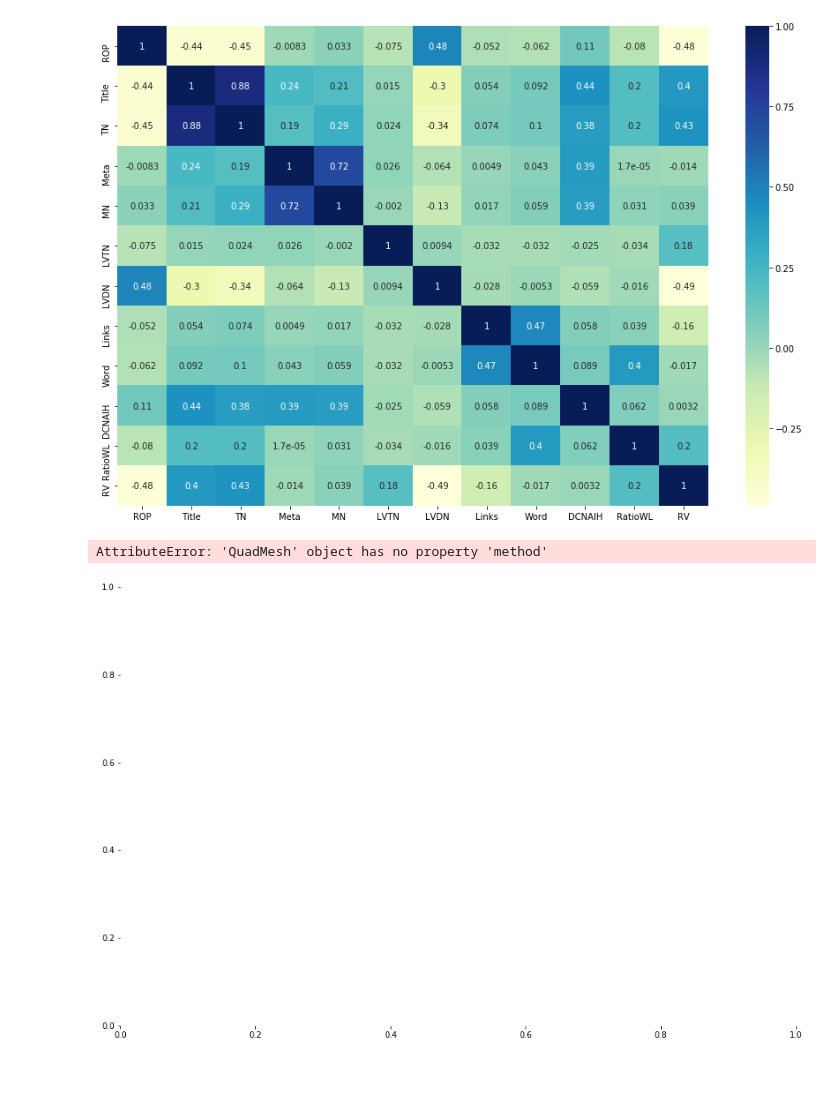
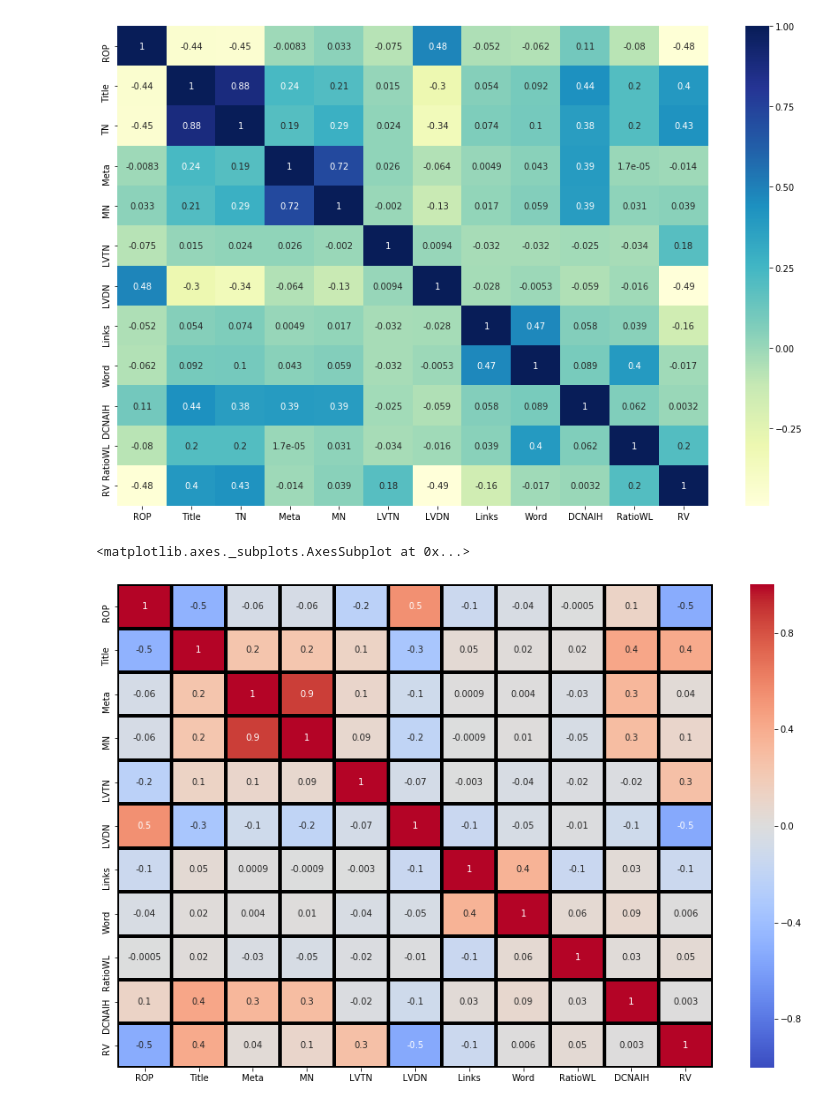
Before and after one commit to priyanshusankhala/Research-paper, a Jupyter notebook: analysis.ipynb, the cells around one changed output. Saved outputs shown, nothing was run; the diff lists cells and outputs as text; code cells hidden in the pictures; blank space fills up the shorter version.

```diff
--- a/analysis.ipynb
+++ b/analysis.ipynb
@@ -401,11 +401,11 @@ sns.heatmap(corr,
 # %%
 # Co relation Plot
 from scipy.stats.stats import kendalltau
 plt.figure(figsize=(15, 10))
 sns.heatmap(
-    df1.loc[:, ['ROP', 'Title', 'Meta', 'MN', 'LVTN', 'LVDN', 'Links', 'Word', 'DCNAIH', 'RatioLW', 'RV']].corr(),
-    annot=True, fmt='.1g', vmin=-1, vmax=1, center= 0, cmap= 'coolwarm', linewidths=3, linecolor='black', method='spearman'
+    df1.loc[:, ['ROP', 'Title', 'Meta', 'MN', 'LVTN', 'LVDN', 'Links', 'Word', 'RatioWL','DCNAIH','RV']].corr(),
+    annot=True, fmt='.1g', vmin=-1, vmax=1, center= 0, cmap= 'coolwarm', linewidths=3, linecolor='black'
 )
 # %% [output]
-AttributeError: 'QuadMesh' object has no property 'method'
+<matplotlib.axes._subplots.AxesSubplot at 0x...>
-[figure, old version]
+[figure, new version]
```
